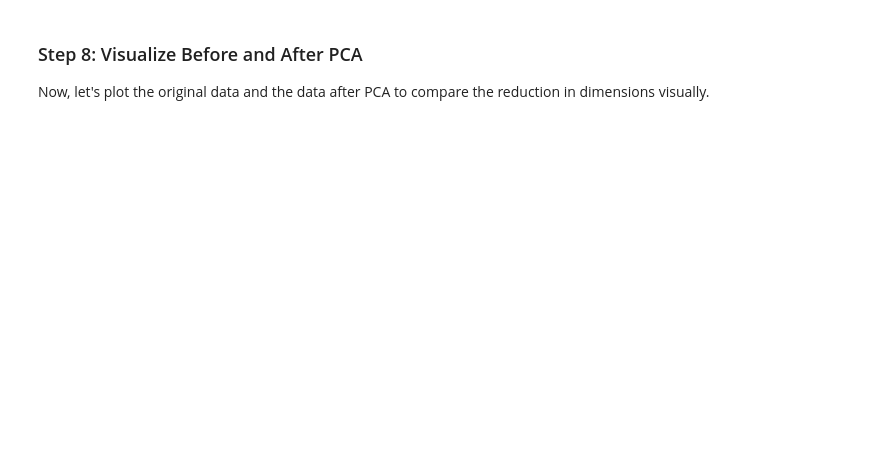
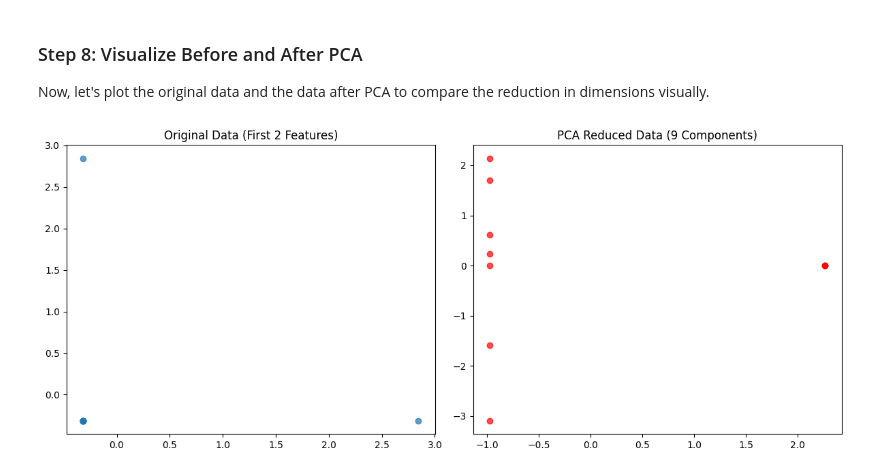
Before and after one commit to hycienti/ALU-ML-Y2-T2-Formative, a Jupyter notebook: Hycient_igweze_PCA_Formative_1.ipynb, the cells around one changed output. Cells and saved outputs as stored; diff of their text form; code cells hidden in the pictures; blank space fills up the shorter version.

```diff
--- a/Hycient_igweze_PCA_Formative_1.ipynb
+++ b/Hycient_igweze_PCA_Formative_1.ipynb
@@ -28,5 +93,5 @@ Eigendecomposition of the covariance matrix will give us the eigenvalues and eig
 Fill in the code to compute the eigenvalues and eigenvectors of the covariance matrix.
 # %%
 # Step 4: Perform Eigendecomposition
-eigenvalues, eigenvectors = None  # Perform eigendecomposition
+eigenvalues, eigenvectors = np.linalg.eig(cov_matrix)  # Perform eigendecomposition
 eigenvalues, eigenvectors
@@ -43,0 +122,20 @@ sorted_eigenvectors
+# %%
+# Step 5: Sort Principal Components
+sorted_indices = np.argsort(eigenvalues)[::-1]  # Sort eigenvalues in descending order
+sorted_eigenvalues = eigenvalues[sorted_indices] # Store sorted eigenvalues
+sorted_eigenvectors = eigenvectors[:, sorted_indices]
+
+# Calculate explained variance ratio
+total_variance = np.sum(sorted_eigenvalues.real)
+explained_variance_ratio = (sorted_eigenvalues.real / total_variance)
+
+# Calculate cumulative explained variance
+cumulative_explained_variance = np.cumsum(explained_variance_ratio)
+
+# Dynamically select the number of components to explain 95% of the variance
+variance_threshold = 0.95
+num_components = np.where(cumulative_explained_variance >= variance_threshold)[0][0] + 1
+
+print(f"Number of components selected to explain {variance_threshold*100}% variance: {num_components}")
+
+sorted_eigenvectors
@@ -47,6 +164,8 @@ Now that we’ve selected the number of components, we will project the original
 Fill in the code to perform the projection.
 # %%
 # Step 6: Project Data onto Principal Components
-num_components = None  # Decide on the number of principal components to keep
-reduced_data = None  # Project data onto the principal components
+# Use the dynamically selected number of components
+eigenvector_subset = sorted_eigenvectors[:, :num_components]
+reduced_data = np.dot(standardized_data, eigenvector_subset)  # Project data onto the principal components
+print(f'Reduced Data Shape: {reduced_data.shape}')
 reduced_data[:5]
@@ -70,0 +216,18 @@ Now, let's plot the original data and the data after PCA to compare the reductio
+# %%
+# Step 8: Visualize Before and After PCA
+plt.figure(figsize=(12, 5))
+
+# Plot original data (first two features for simplicity)
+plt.subplot(1, 2, 1)
+plt.scatter(standardized_data[:, 0], standardized_data[:, 1], alpha=0.7)
+plt.title("Original Data (First 2 Features)")
+
+# Plot reduced data after PCA
+plt.subplot(1, 2, 2)
+plt.scatter(reduced_data[:, 0], reduced_data[:, 1], color='red', alpha=0.7)
+plt.title(f"PCA Reduced Data ({num_components} Components)")
+
+plt.tight_layout()
+plt.show()
+# %% [output]
+[figure, added]
```
Also changed, not shown: parts of 12 cells of this notebook.
